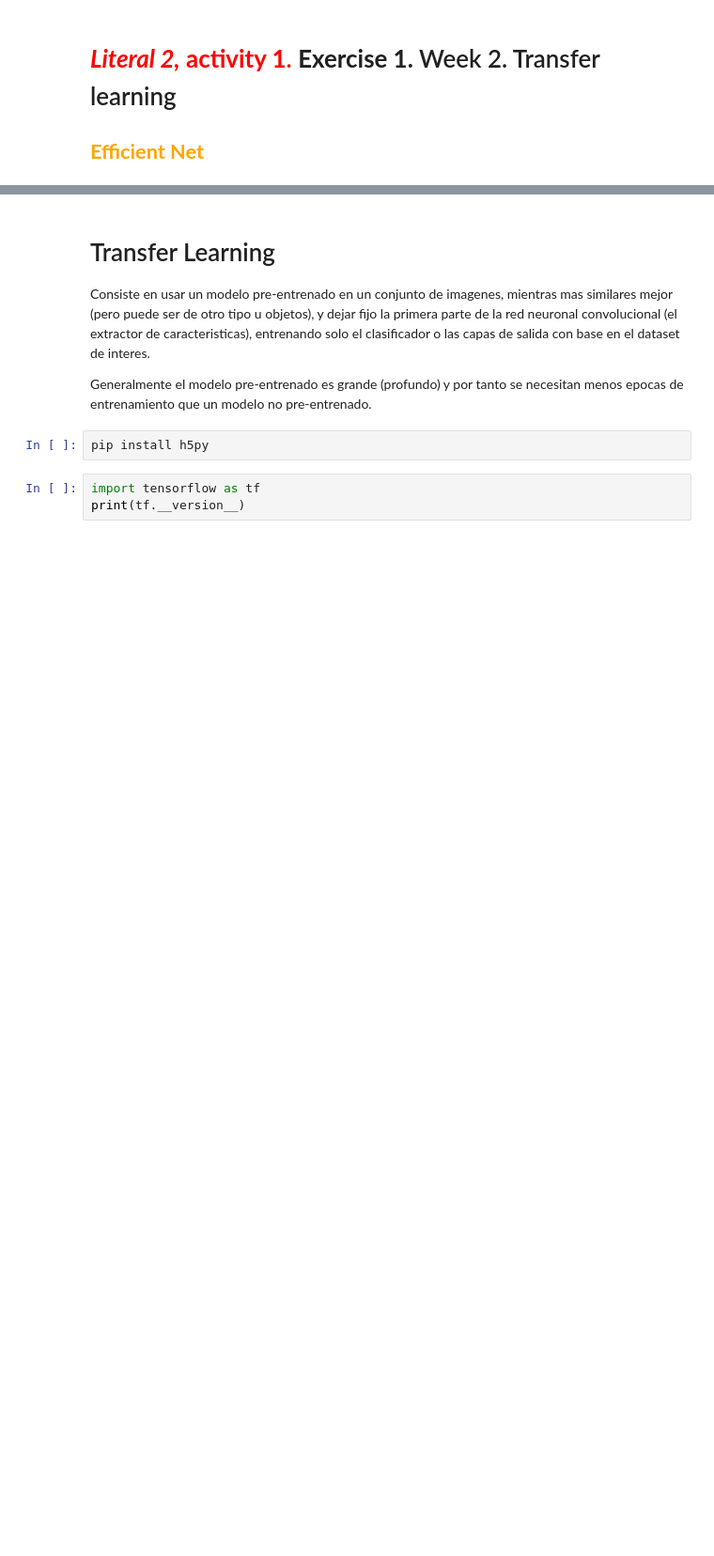
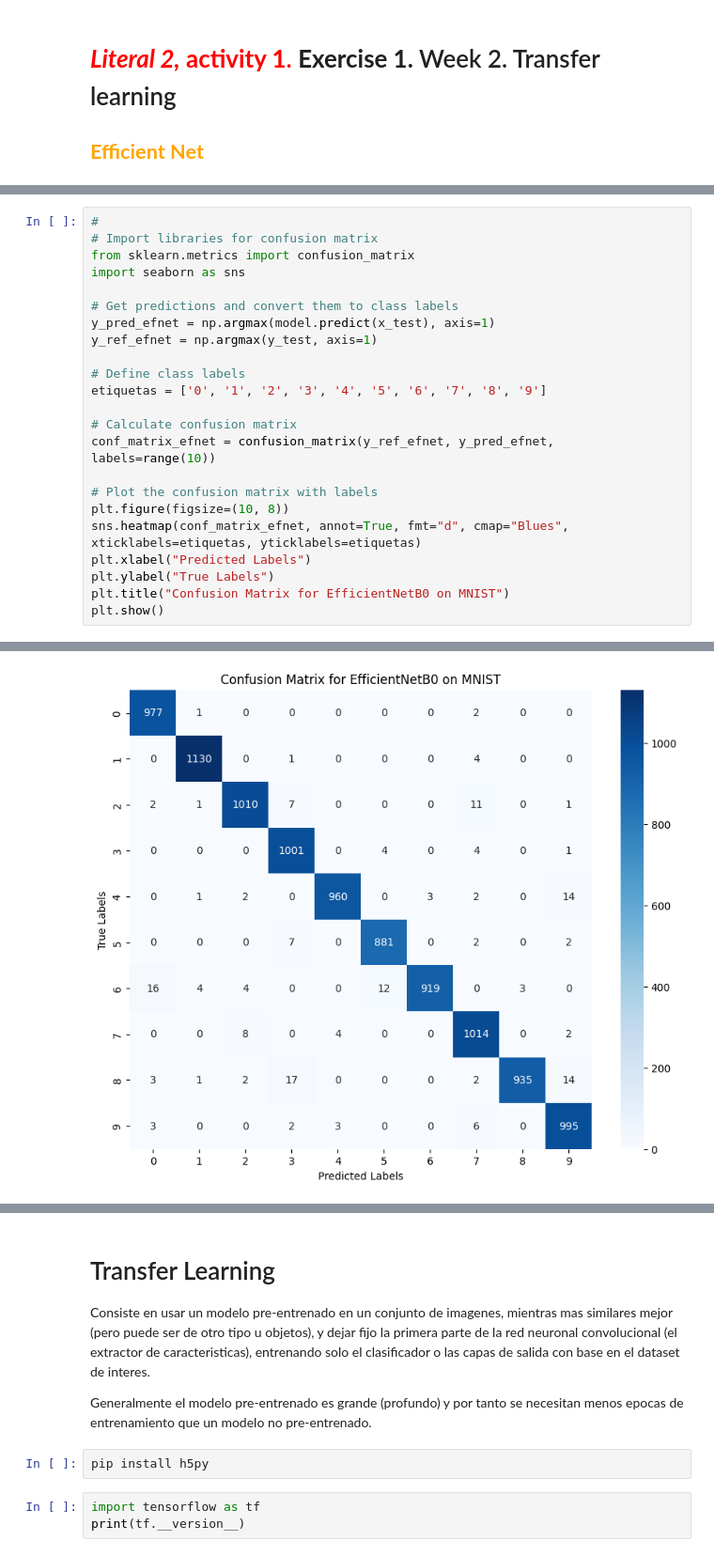
Before and after one commit to scuartasr/deeplearning_w2e1, a Jupyter notebook: Cuadernos/Keras_Clasificacion_de_Digitos_Usando_Redes_Convolucionales.ipynb, the cells around one changed output, grey strips where cells are left out. Shown at 94% size. Saved outputs shown, nothing was run; the diff lists cells and outputs as text; blank space fills up the shorter version.

```diff
--- a/Cuadernos/Keras_Clasificacion_de_Digitos_Usando_Redes_Convolucionales.ipynb
+++ b/Cuadernos/Keras_Clasificacion_de_Digitos_Usando_Redes_Convolucionales.ipynb
@@ -490,0 +488,24 @@ ValueError: Shape mismatch in layer #1 (named stem_conv)for weight stem_conv/ker
+# %%
+#
+# Import libraries for confusion matrix
+from sklearn.metrics import confusion_matrix
+import seaborn as sns
+
+# Get predictions and convert them to class labels
+y_pred_efnet = np.argmax(model.predict(x_test), axis=1)
+y_ref_efnet = np.argmax(y_test, axis=1)
+
+# Define class labels
+etiquetas = ['0', '1', '2', '3', '4', '5', '6', '7', '8', '9']
+
+# Calculate confusion matrix
+conf_matrix_efnet = confusion_matrix(y_ref_efnet, y_pred_efnet, labels=range(10))
+
+# Plot the confusion matrix with labels
+plt.figure(figsize=(10, 8))
+sns.heatmap(conf_matrix_efnet, annot=True, fmt="d", cmap="Blues", xticklabels=etiquetas, yticklabels=etiquetas)
+plt.xlabel("Predicted Labels")
+plt.ylabel("True Labels")
+plt.title("Confusion Matrix for EfficientNetB0 on MNIST")
+plt.show()
+# %% [output]
@@ -490,0 +513 @@ ValueError: Shape mismatch in layer #1 (named stem_conv)for weight stem_conv/ker
+[figure, added]
```
Also changed, not shown: parts of 27 cells of this notebook.
